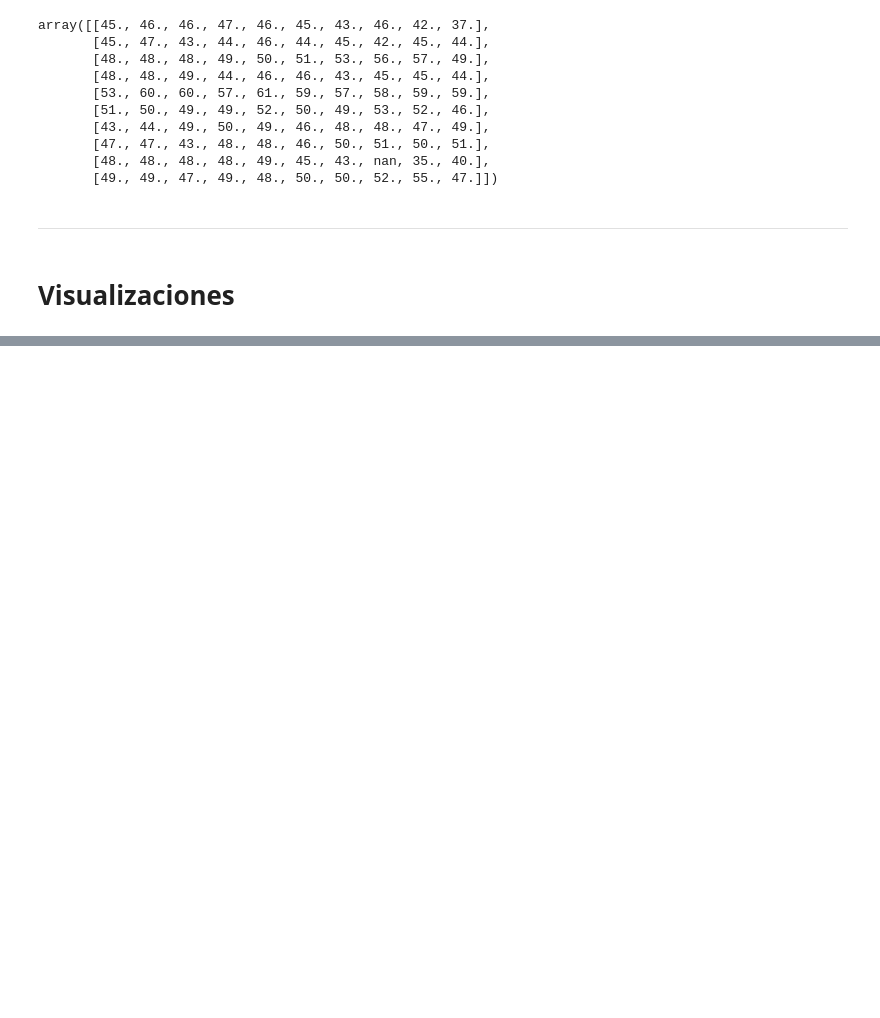
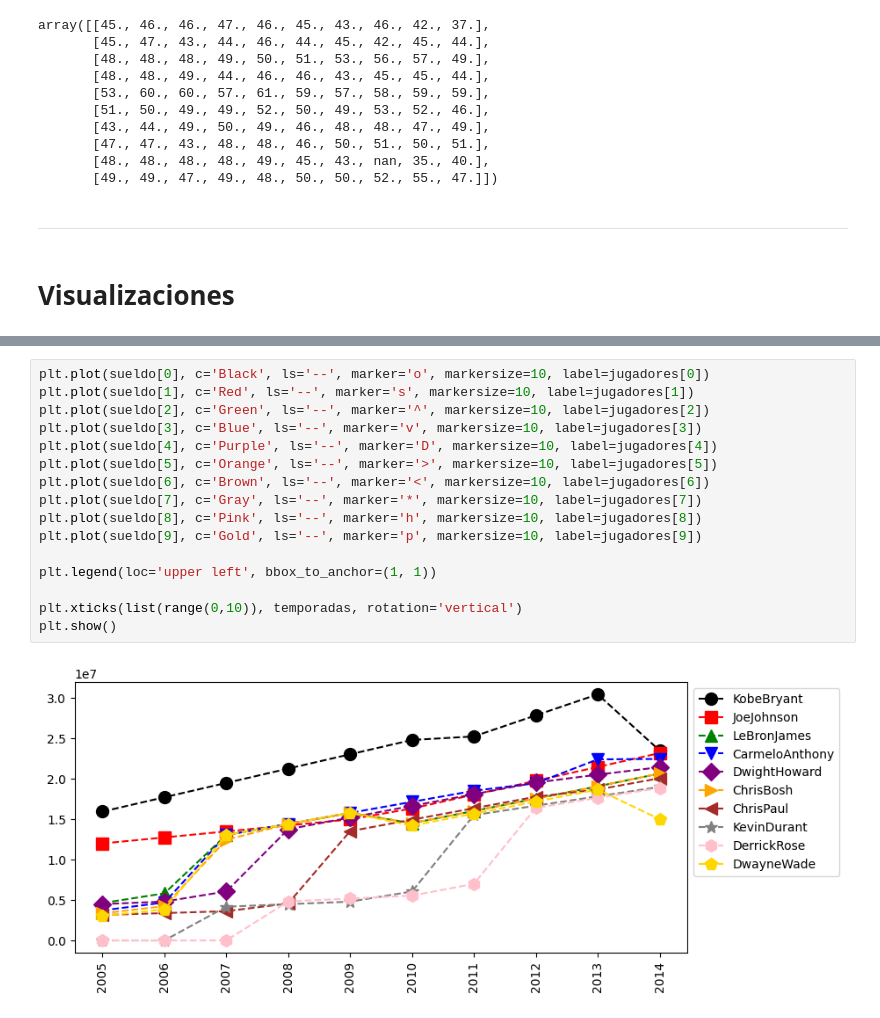
Before and after one commit to PabloSanchez87/IBM-Inteligencia-Artificial, a Jupyter notebook: 2- Python para Data Science/4-DatosNBA.ipynb, the cells around one changed output, grey strips where cells are left out. Drawn from its saved outputs; the diff is of its cells as text; blank space fills up the shorter version.

```diff
--- a/2- Python para Data Science/4-DatosNBA.ipynb
+++ b/2- Python para Data Science/4-DatosNBA.ipynb
@@ -159,0 +194,18 @@ import matplotlib.pyplot as plt
+# %%
+plt.plot(sueldo[0], c='Black', ls='--', marker='o', markersize=10, label=jugadores[0])
+plt.plot(sueldo[1], c='Red', ls='--', marker='s', markersize=10, label=jugadores[1])
+plt.plot(sueldo[2], c='Green', ls='--', marker='^', markersize=10, label=jugadores[2])
+plt.plot(sueldo[3], c='Blue', ls='--', marker='v', markersize=10, label=jugadores[3])
+plt.plot(sueldo[4], c='Purple', ls='--', marker='D', markersize=10, label=jugadores[4])
+plt.plot(sueldo[5], c='Orange', ls='--', marker='>', markersize=10, label=jugadores[5])
+plt.plot(sueldo[6], c='Brown', ls='--', marker='<', markersize=10, label=jugadores[6])
+plt.plot(sueldo[7], c='Gray', ls='--', marker='*', markersize=10, label=jugadores[7])
+plt.plot(sueldo[8], c='Pink', ls='--', marker='h', markersize=10, label=jugadores[8])
+plt.plot(sueldo[9], c='Gold', ls='--', marker='p', markersize=10, label=jugadores[9])
+
+plt.legend(loc='upper left', bbox_to_anchor=(1, 1))
+
+plt.xticks(list(range(0,10)), temporadas, rotation='vertical')
+plt.show()
+# %% [output]
+[figure, added]
```
Also changed, not shown: parts of 23 cells of this notebook.
